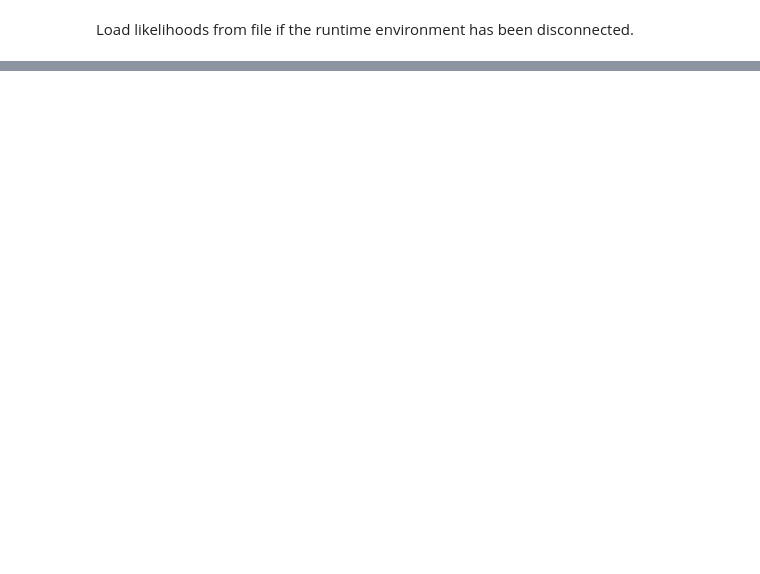
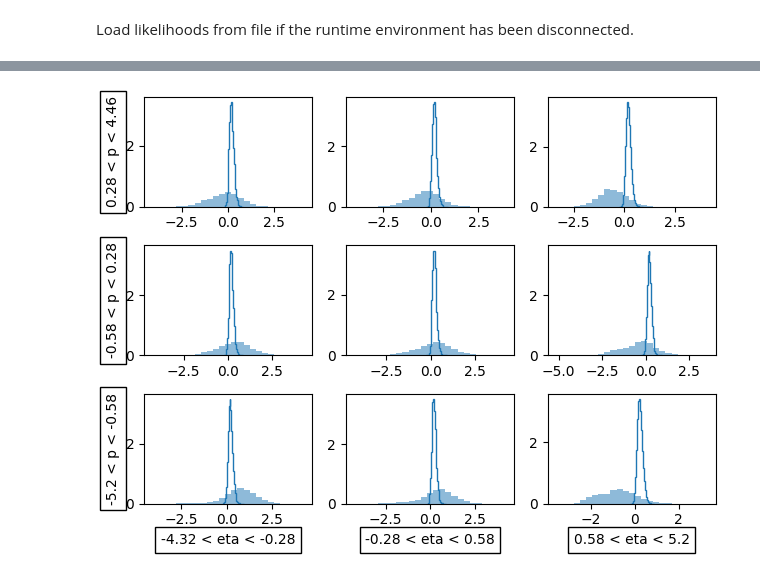
Before and after one commit to evillag/uncertainty_gan, a Jupyter notebook: CERN_UE_Uncertainty_Scoring.ipynb, the cells around one changed output, grey strips where cells are left out. Cells and saved outputs as stored; diff of their text form; code cells hidden in the pictures; blank space fills up the shorter version.

```diff
--- a/CERN_UE_Uncertainty_Scoring.ipynb
+++ b/CERN_UE_Uncertainty_Scoring.ipynb
@@ -214,0 +309,16 @@ Correlation coefficient: 0.025566428470055524
+# %%
+fig, axes = plt.subplots(2, 3, figsize=(9, 6))
+plt.subplots_adjust(wspace = .25, hspace = .25)
+
+for i, ax in zip(range(5), axes.flatten()):
+  ax.set_title(dll_columns[i])
+
+  hist_range = targets[:, i].min(), targets[:, i].max()
+
+  ax.hist(targets[:, i], 25, hist_range, True, alpha=.5, label='Targets')
+  ax.hist(predictions[:, i], 25, hist_range, True, histtype='step', color='tab:blue', label='Predictions')
+
+axes[-1, -1].axis(False)
+handles, labels = ax.get_legend_handles_labels()
+fig.legend(handles, labels, loc='upper center', fancybox=True, shadow=True, ncol=3)
+plt.show()
@@ -214,0 +327,39 @@ Correlation coefficient: 0.025566428470055524
+# %%
+fig, axes = plt.subplots(3, 3)
+
+momentum, eta = feats[:, 0], feats[:, 1]
+
+momentum_bin_edges = np.quantile(momentum, (0, 1/3, 2/3, 1))
+eta_bin_edges = np.quantile(eta, (0, 1/3, 2/3, 1))
+
+for i in range(3):
+  min_p, max_p = momentum_bin_edges[i], momentum_bin_edges[i + 1]
+  bin_momentum_indices = (min_p < momentum) & (momentum < max_p)
+
+  for j in range(3):
+    min_eta, max_eta = eta_bin_edges[j], eta_bin_edges[j + 1]
+    bin_eta_indices = (min_eta < eta) & (eta < max_eta)
+
+    bin_targets = targets[:, 1][bin_momentum_indices & bin_eta_indices]
+    bin_predictions = predictions[:, 1][bin_momentum_indices & bin_eta_indices]
+
+    axes[-i - 1, j].hist(bin_targets, 25, density=True, alpha=.5)
+    axes[-i - 1, j].hist(bin_predictions, 25, density=True, histtype='step', color='tab:blue')
+
+for i in range(3):
+  min_p, max_p = momentum_bin_edges[i], momentum_bin_edges[i + 1]
+  min_eta, max_eta = eta_bin_edges[i], eta_bin_edges[i + 1]
+
+  min_p, max_p = round(min_p, 2), round(max_p, 2)
+  min_eta, max_eta = round(min_eta, 2), round(max_eta, 2)
+
+  xlabel = axes[-1, i].set_xlabel(f'{min_eta} < eta < {max_eta}')
+  ylabel = axes[-i - 1, 0].set_ylabel(f'{min_p} < p < {max_p}')
+
+  xlabel.set_bbox({'facecolor': 'none'})
+  ylabel.set_bbox({'facecolor': 'none'})
+
+plt.tight_layout()
+plt.show()
+# %% [output]
+[figure, added]
```
Also changed, not shown: parts of 18 cells of this notebook.
